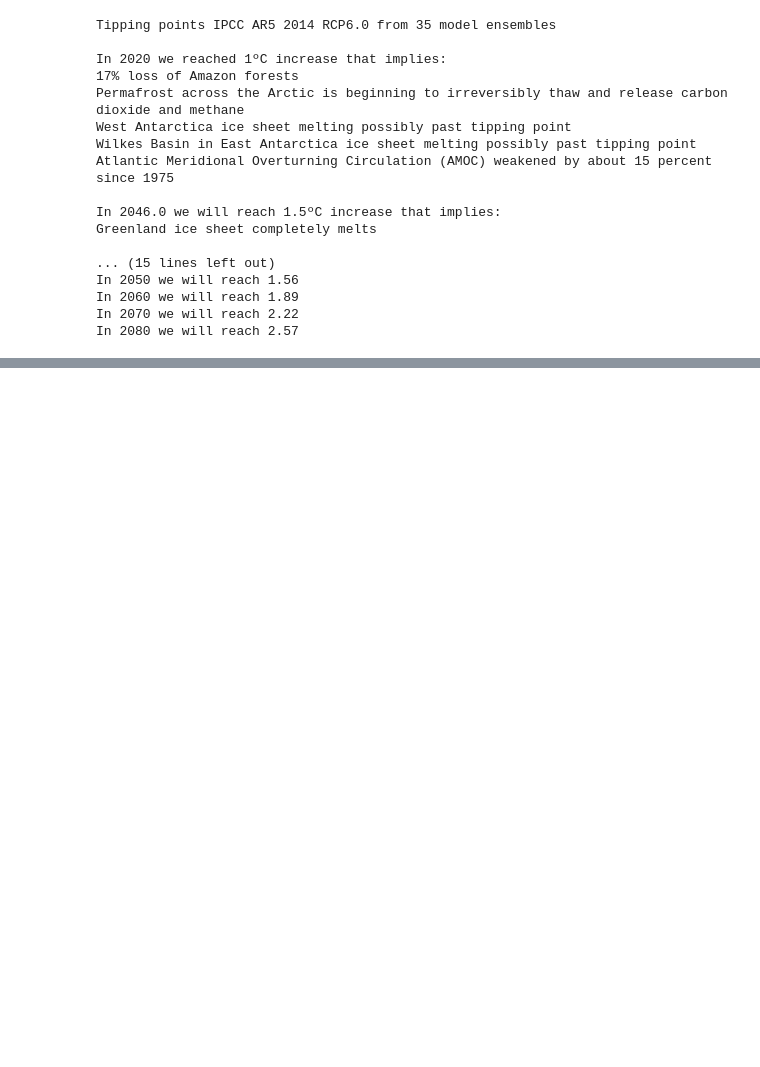
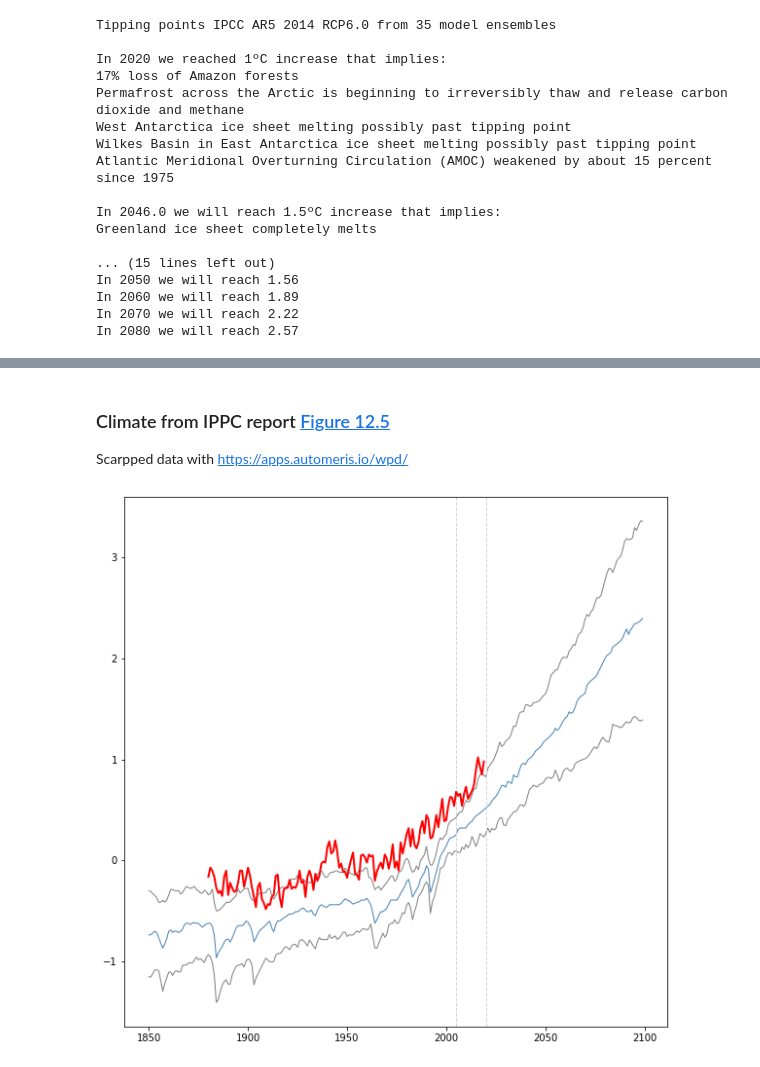
Before and after one commit to Vizzuality/earth-dashboard-data, a Jupyter notebook: processing/Climate.ipynb, the cells around one changed output, grey strips where cells are left out. Saved outputs shown, nothing was run; the diff lists cells and outputs as text; code cells hidden in the pictures; blank space fills up the shorter version.

```diff
--- a/processing/Climate.ipynb
+++ b/processing/Climate.ipynb
@@ -393 +402,49 @@ In 2080 we will reach 2.93º increase
 1.5ºC will be reached between 2020.0 and 2045.0 in Scenario RCP 8.5
+# %% [markdown]
+### Climate from IPPC report [Figure 12.5](https://www.ipcc.ch/site/assets/uploads/2018/02/WG1AR5_Chapter12_FINAL.pdf)
+Scarpped data with https://apps.automeris.io/wpd/
+# %%
+def interpolate_to_year(file_name, init_year, end_year):
+    df = pd.read_csv(f'../../../Earth_Dashboard/{file_name}', names=["time", "y"])
+
+    time = pd.date_range(init_year, end_year, freq='YS', name="time")
+    new_x = np.linspace(init_year, end_year, (end_year-init_year)+1)
+    new_y = np.interp(new_x, df.time, df.y)
+
+    return pd.DataFrame({'year': new_x[:-1], 'temp': new_y[:-1], 'model':model})
+# %%
+init_year=1850
+end_year= 2100
+datasets= {'RCP6_Fig12.5_mean':'mean',
+           'RCP6_Fig12.5_upper':'upper',
+           'RCP6_Fig12.5_lower':'lower'}
+# %%
+rcp6 = pd.DataFrame()
+for file_name,model in datasets.items():
+    df = interpolate_to_year(file_name+'.csv', init_year, end_year)
+    rcp6= rcp6.append(df)
+# %%
+fig, ax = plt.subplots(figsize=(10, 10))
+#Fig 12.5 data
+ax.plot(rcp6[rcp6['model']=='mean'].year,rcp6[rcp6['model']=='mean'].temp,color='steelblue',linewidth=1)
+ax.plot(rcp6[rcp6['model']=='upper'].year,rcp6[rcp6['model']=='upper'].temp,color='gray',linewidth=1)
+ax.plot(rcp6[rcp6['model']=='lower'].year,rcp6[rcp6['model']=='lower'].temp,color='gray',linewidth=1)
+ax.axvline(2005,ymin=0, ymax=1,color='lightgray',linestyle='dashed',linewidth=1)
+ax.axvline(2020,ymin=0, ymax=1,color='lightgray',linestyle='dashed',linewidth=1)
+
+## World Bank data
+ax.plot(temp.x,temp.y,color='red',linewidth=2)
+# ax.plot(interp.loc[interp['model']==' Ensemble (50th Percentile)','year'],
+#         interp.loc[interp['model']==' Ensemble (50th Percentile)','temp'],
+#         color='pink',linewidth=2)
+# ax.plot(interp.loc[(interp['model']==' Ensemble (10th Percentile)') & (interp['year']> 2020),'year'],
+#         interp.loc[(interp['model']==' Ensemble (10th Percentile)') & (interp['year']> 2020),'temp'],
+#         color='pink',linewidth=2)
+# ax.plot(interp.loc[(interp['model']==' Ensemble (90th Percentile)') & (interp['year']> 2020),'year'],
+#         interp.loc[(interp['model']==' Ensemble (90th Percentile)') & (interp['year']> 2020),'temp'],
+#         color='pink',linewidth=2)
+plt.show()
+#fig.savefig(f'../../../Earth_Dashboard/temperature_projections_6.0_Fig12.5.svg',dpi=300,transparent=True,format='svg')
+#fig.savefig(f'../../../Earth_Dashboard/temperature_projections_6.0_Fig12.5.png',dpi=300,transparent=True,format='png')
+# %% [output]
+[figure, added]
```
Also changed, not shown: parts of 9 cells of this notebook, 1 other file.
